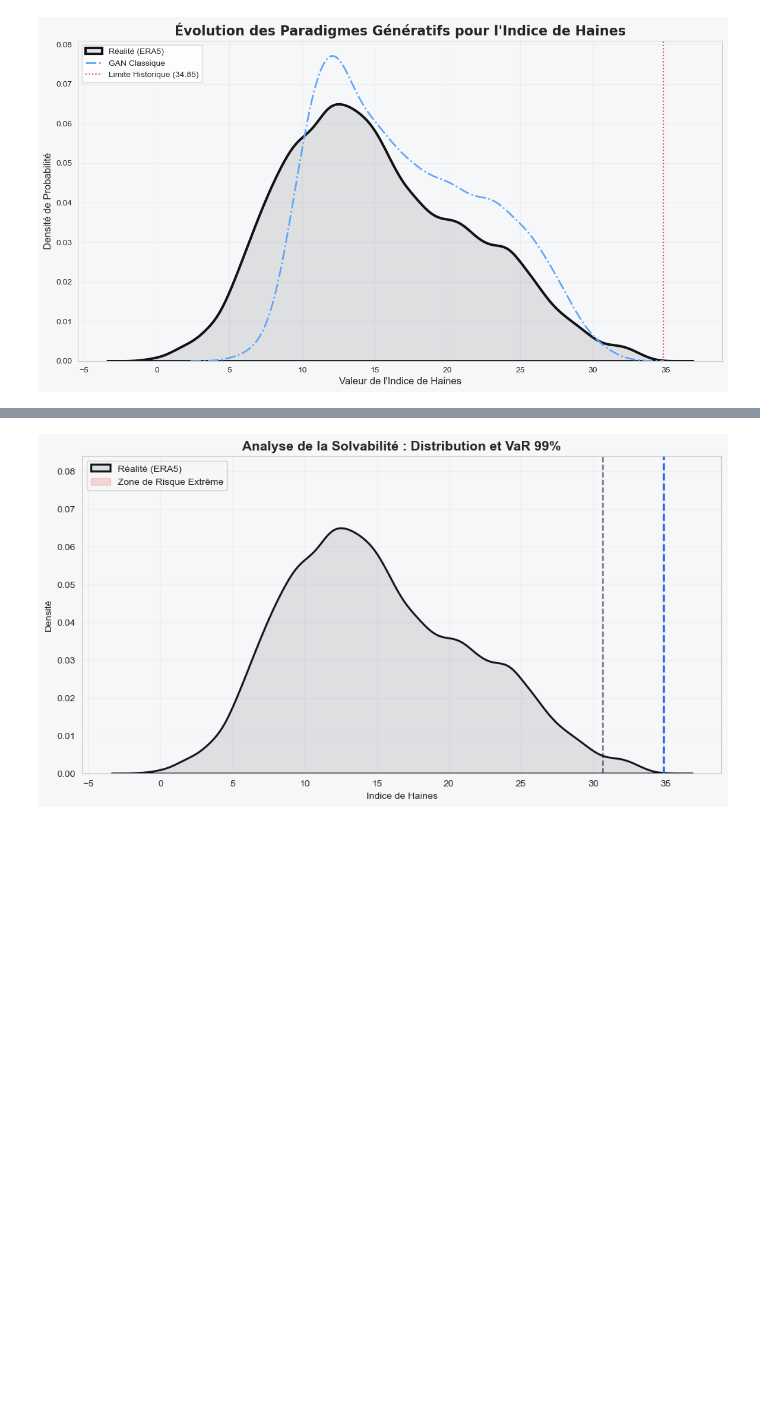
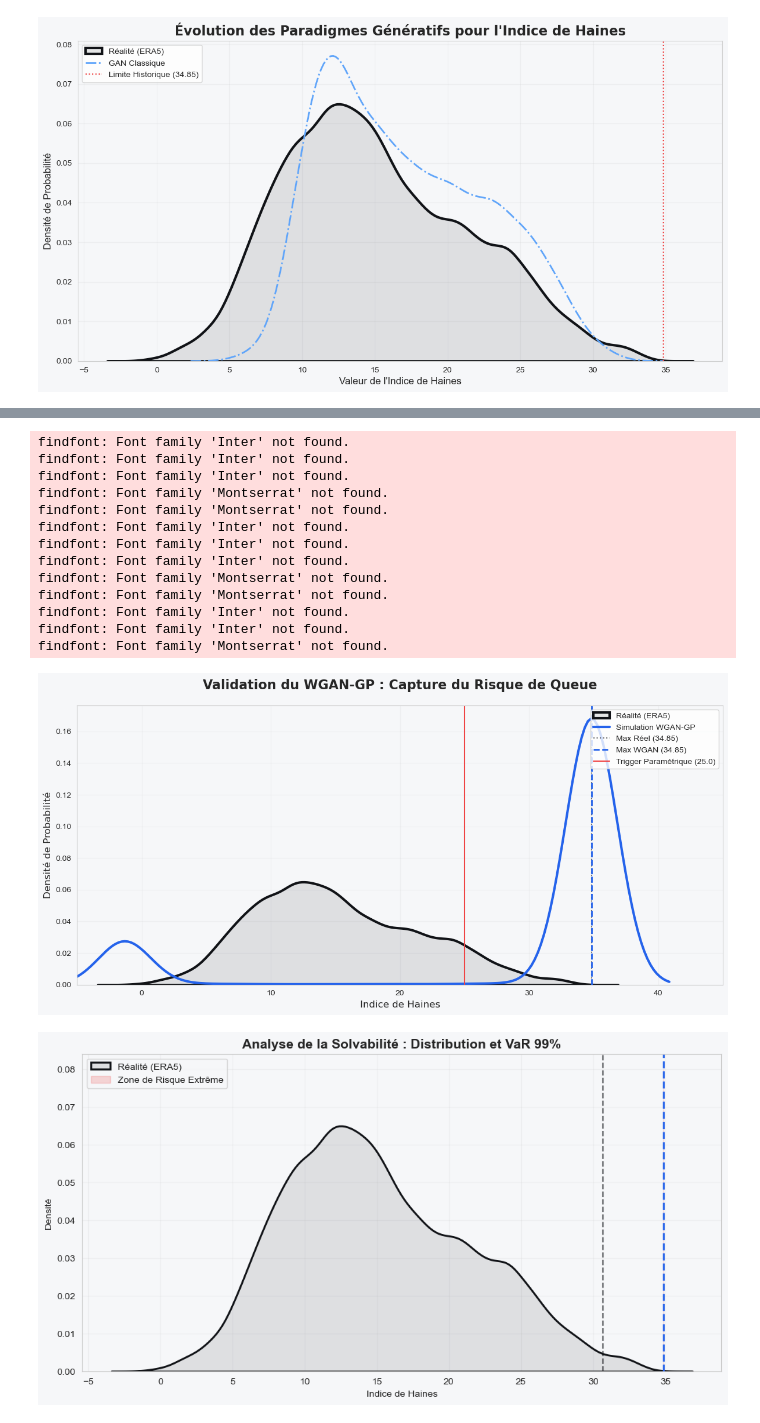
Before and after one commit to Kelian2909/generative_ia, a Jupyter notebook: Untitled-1.ipynb, the cells around one changed output, grey strips where cells are left out. Drawn from its saved outputs; the diff is of its cells as text; code cells hidden in the pictures; blank space fills up the shorter version.

```diff
--- a/Untitled-1.ipynb
+++ b/Untitled-1.ipynb
@@ -1138,0 +1198,19 @@ findfont: Font family 'Inter' not found.
+# %%
+from scipy.special import inv_boxcox
+
+gen.eval()
+with torch.no_grad():
+    z_final = torch.randn(10000, latent_dim)
+    h_scaled = gen(z_final).numpy()
+
+    # Inversion (on utilise tes variables scaler, lmbda et shift_value)
+    h_synth_wgan = inv_boxcox(scaler.inverse_transform(h_scaled), lmbda) - shift_value
+
+# Calcul des métriques de validation
+prob_evt = (h_synth_wgan > 25.0).mean()
+max_val = h_synth_wgan.max()
+
+print(f"\n--- RÉSULTATS POST-CORRECTION ---")
+print(f"Max Haines simulé : {max_val:.2f}")
+print(f"Fréquence (Haines > 25) : {prob_evt*100:.2f}%") # DOIT ÊTRE < 100%
+print(f"Écart-type simulé : {h_synth_wgan.std():.4f}")
@@ -1194,3 +1260,54 @@ ValueError: `bins` must be positive, when an integer
+# %%
+import matplotlib.pyplot as plt
+import seaborn as sns
+import numpy as np
+
+# Configuration de la charte graphique personnalisée
+plt.figure(figsize=(12, 6), facecolor='#f6f7f9')
+sns.set_style("whitegrid", {'axes.facecolor': '#f6f7f9'})
+
+# 1. Distribution Réelle (ERA5) - La référence historique
+sns.kdeplot(df['haines_index'], label='Réalité (ERA5)', color='#111317', lw=3, fill=True, alpha=0.1)
+
+# 2. Distribution WGAN-GP - La simulation générative
+# On utilise h_synth_wgan issu de ton dernier entraînement corrigé
+sns.kdeplot(h_synth_wgan.flatten(), label='Simulation WGAN-GP', color='#2563eb', lw=3)
+
+# 3. Lignes de référence pour la sévérité et l'assurance
+max_reel = df['haines_index'].max() # 34.85
+max_wgan = h_synth_wgan.max()
+
+plt.axvline(max_reel, color='#111317', linestyle=':', alpha=0.6, label=f'Max Réel ({max_reel:.2f})')
+plt.axvline(max_wgan, color='#2563eb', linestyle='--', lw=2, label=f'Max WGAN ({max_wgan:.2f})')
+
+# Seuil de déclenchement paramétrique (Trigger)
+plt.axvline(25.0, color='#ef4444', linestyle='-', lw=1.5, label='Trigger Paramétrique (25.0)')
+
+# Formatage final (Montserrat pour les titres, Inter pour le reste)
+plt.title("Validation du WGAN-GP : Capture du Risque de Queue", fontsize=16, fontweight='bold', family='Montserrat', pad=20)
+plt.xlabel("Indice de Haines", fontsize=12, family='Inter')
+plt.ylabel("Densité de Probabilité", fontsize=12, family='Inter')
+plt.legend(frameon=True, facecolor='white', loc='upper right')
+
+plt.xlim(-5, 45) # Pour bien voir la queue de distribution
+plt.grid(alpha=0.2)
+plt.tight_layout()
+plt.show()
+# %% [output]
+findfont: Font family 'Inter' not found.
+findfont: Font family 'Inter' not found.
+findfont: Font family 'Inter' not found.
+findfont: Font family 'Montserrat' not found.
+findfont: Font family 'Montserrat' not found.
+findfont: Font family 'Inter' not found.
+findfont: Font family 'Inter' not found.
+findfont: Font family 'Inter' not found.
+findfont: Font family 'Montserrat' not found.
+findfont: Font family 'Montserrat' not found.
+findfont: Font family 'Inter' not found.
+findfont: Font family 'Inter' not found.
+findfont: Font family 'Montserrat' not found.
+[figure, added]
 # %%
 import matplotlib.pyplot as plt
 import seaborn as sns
```
Also changed, not shown: parts of 8 cells of this notebook.
